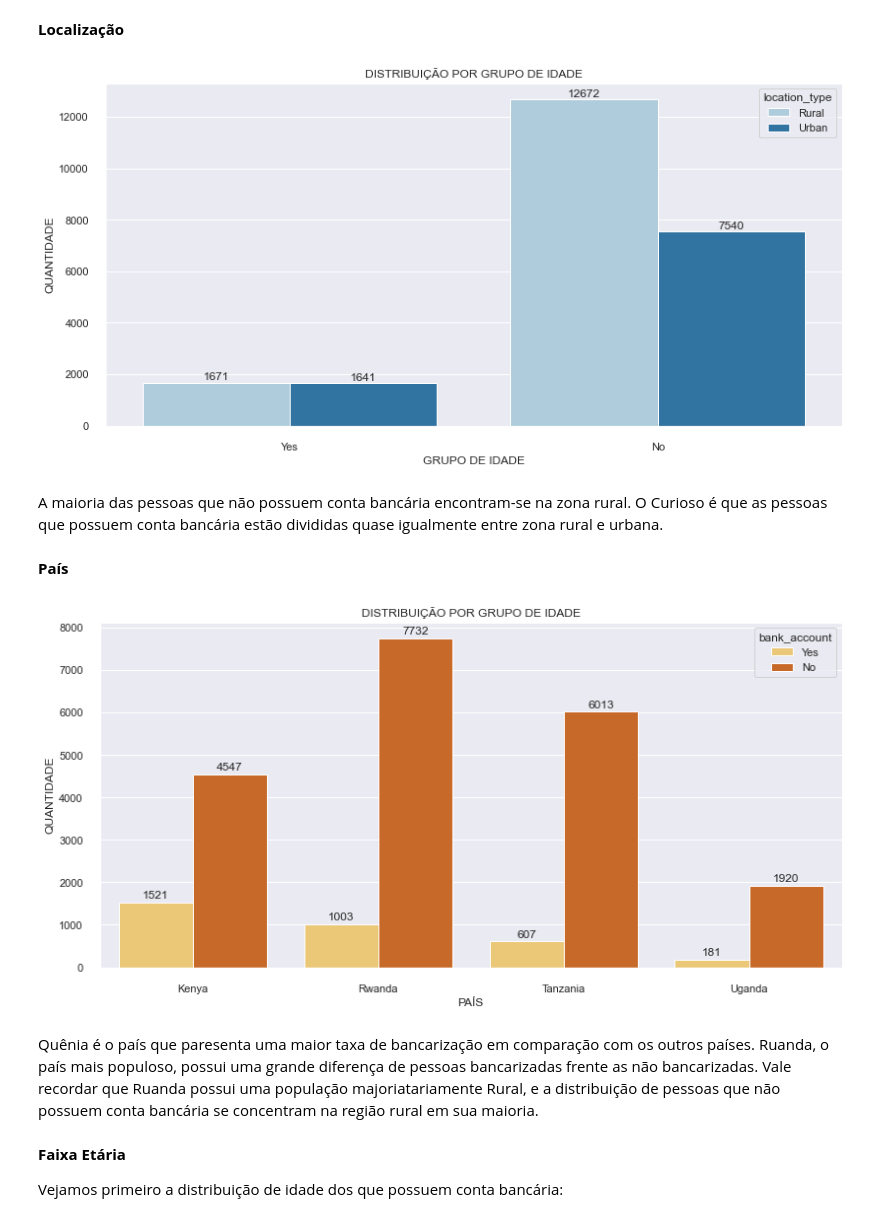
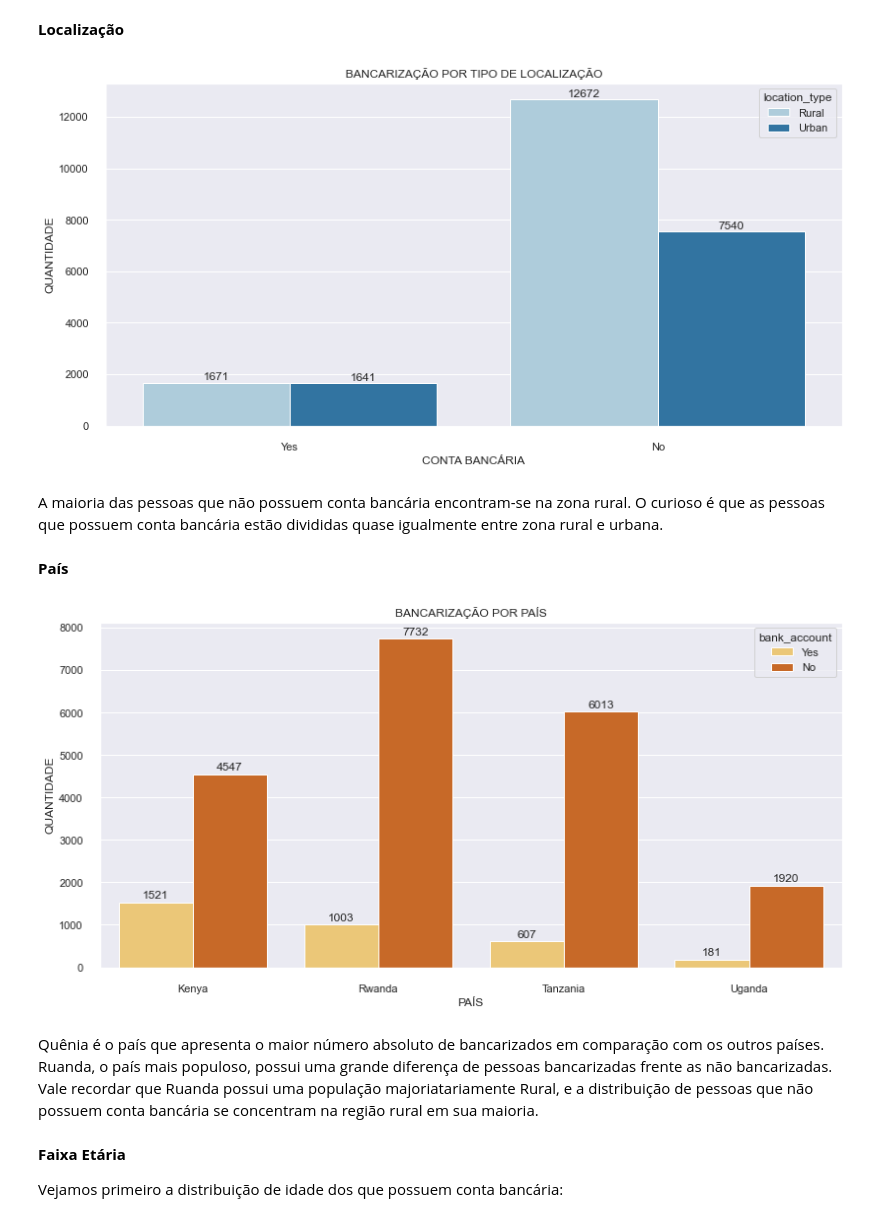
Before and after one commit to fabioismerim/financial_inclusion_africa, a Jupyter notebook: Financial_Inclusion_Africa.ipynb, the cells around one changed output. Cells and saved outputs as stored; diff of their text form; code cells hidden in the pictures.

```diff
--- a/Financial_Inclusion_Africa.ipynb
+++ b/Financial_Inclusion_Africa.ipynb
@@ -511,7 +511,7 @@ Dos indivíduos bancarizados, os homens se seboressaem sobre as mulheres, ainda
 #plotando gráfico:
 sns.set(rc={'figure.figsize': (12,6)})
 ax = sns.countplot(x = 'bank_account', data = df_copy, hue = 'location_type', palette= "Paired")
-ax.set(title = "DISTRIBUIÇÃO POR GRUPO DE IDADE", xlabel = "GRUPO DE IDADE", ylabel = 'QUANTIDADE' )
+ax.set(title = "BANCARIZAÇÃO POR TIPO DE LOCALIZAÇÃO", xlabel = "CONTA BANCÁRIA", ylabel = 'QUANTIDADE' )
 
 #adicionando labels acima das barras
 for p in ax.patches:
@@ -521,28 +521,28 @@ for p in ax.patches:
     s = '{:.0f}'.format(height),
     ha = 'center')
 # %% [output]
-[figure, old version]
+[figure, new version]
 # %% [markdown]
-A maioria das pessoas que não possuem conta bancária encontram-se na zona rural. O Curioso é que as pessoas que possuem conta bancária estão divididas quase igualmente entre zona rural e urbana.
+A maioria das pessoas que não possuem conta bancária encontram-se na zona rural. O curioso é que as pessoas que possuem conta bancária estão divididas quase igualmente entre zona rural e urbana.
 # %% [markdown]
 **País**
 # %%
 #plotando gráfico:
 sns.set(rc={'figure.figsize': (12,6)})
 ax = sns.countplot(x = 'country', data = df_copy, hue = 'bank_account', palette= "YlOrBr")
-ax.set(title = "DISTRIBUIÇÃO POR GRUPO DE IDADE", xlabel = "PAÍS", ylabel = 'QUANTIDADE' )
+ax.set(title = "BANCARIZAÇÃO POR PAÍS", xlabel = "PAÍS", ylabel = 'QUANTIDADE' )
 
 #adicionando labels acima das barras
 for p in ax.patches:
     height = p.get_height() #altura das barras
     ax.text(x = p.get_x()+(p.get_width()/2),
     y = height+100,
     s = '{:.0f}'.format(height),
     ha = 'center')
 # %% [output]
-[figure, old version]
+[figure, new version]
 # %% [markdown]
-Quênia é o país que paresenta uma maior taxa de bancarização em comparação com os outros países. Ruanda, o país mais populoso, possui uma grande diferença de pessoas bancarizadas frente as não bancarizadas.
+Quênia é o país que apresenta o maior número absoluto de bancarizados em comparação com os outros países. Ruanda, o país mais populoso, possui uma grande diferença de pessoas bancarizadas frente as não bancarizadas.
 Vale recordar que Ruanda possui uma população majoriatariamente Rural, e a distribuição de pessoas que não possuem conta bancária se concentram na região rural em sua maioria.
 # %% [markdown]
 **Faixa Etária**
```
Also changed, not shown: parts of 15 cells of this notebook.
